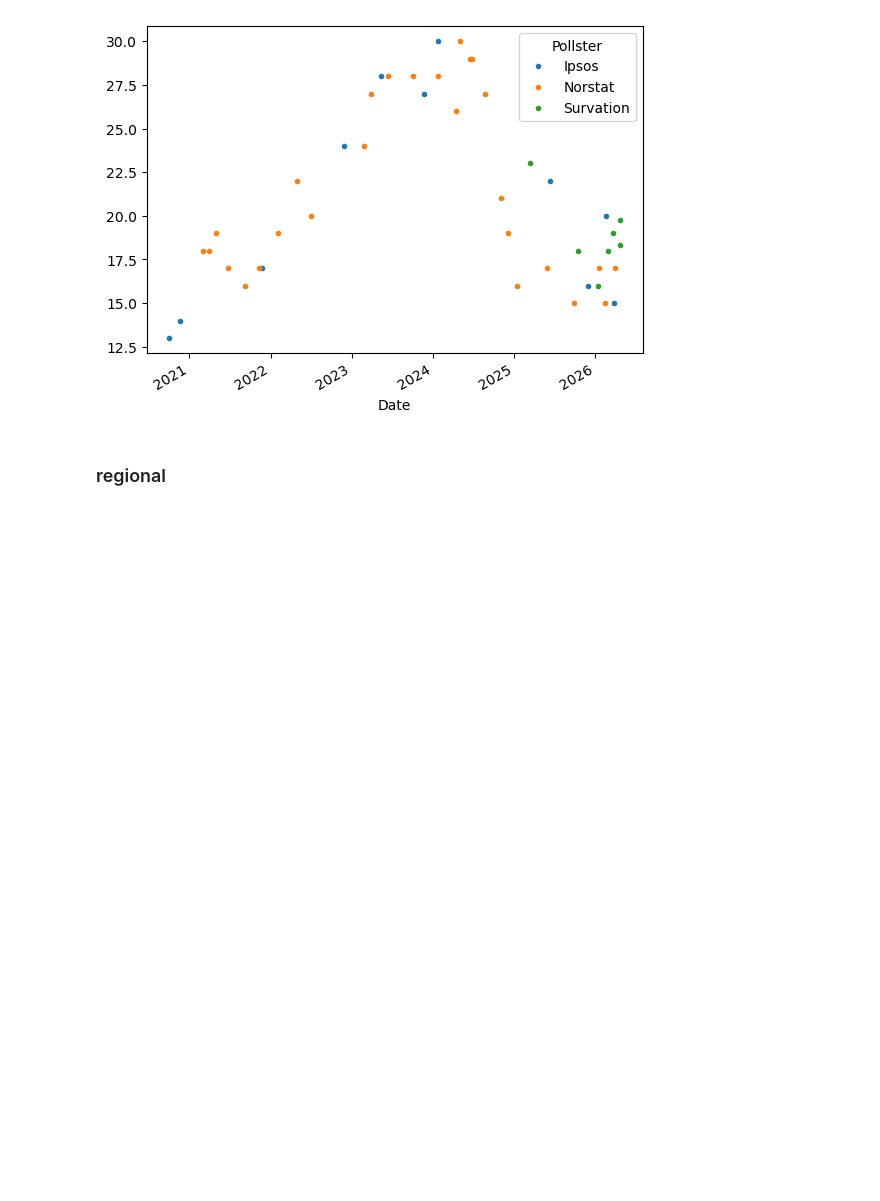
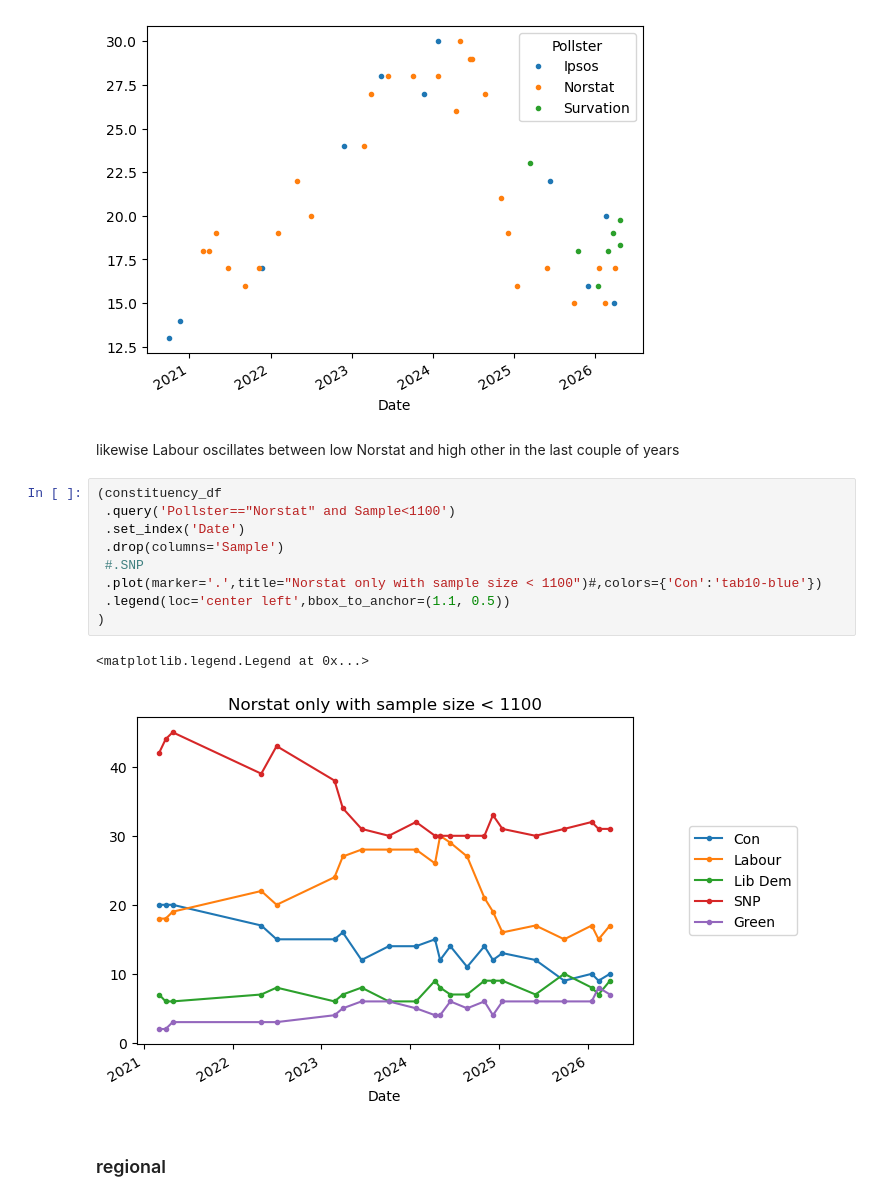
Before and after one commit to stelios-c/uk_votes, a Jupyter notebook: scottish_may2026.ipynb, the cells around one changed output. Cells and saved outputs as stored; diff of their text form; blank space fills up the shorter version.

```diff
--- a/scottish_may2026.ipynb
+++ b/scottish_may2026.ipynb
@@ -42,6 +53,20 @@ Ipsos consistently shows SNP high and Norstat shows it low.
 # %% [output]
 <AxesSubplot: xlabel='Date'>
 [figure]
+# %% [markdown]
+likewise Labour oscillates between low Norstat and high other in the last couple of years
+# %%
+(constituency_df
+ .query('Pollster=="Norstat" and Sample<1100')
+ .set_index('Date')
+ .drop(columns='Sample')
+ #.SNP
+ .plot(marker='.',title="Norstat only with sample size < 1100")#,colors={'Con':'tab10-blue'})
+ .legend(loc='center left',bbox_to_anchor=(1.1, 0.5))
+)
+# %% [output]
+<matplotlib.legend.Legend at 0x...>
+[figure, added]
 # %% [markdown]
 ### regional
 # %%
```
Also changed, not shown: parts of 3 cells of this notebook.
